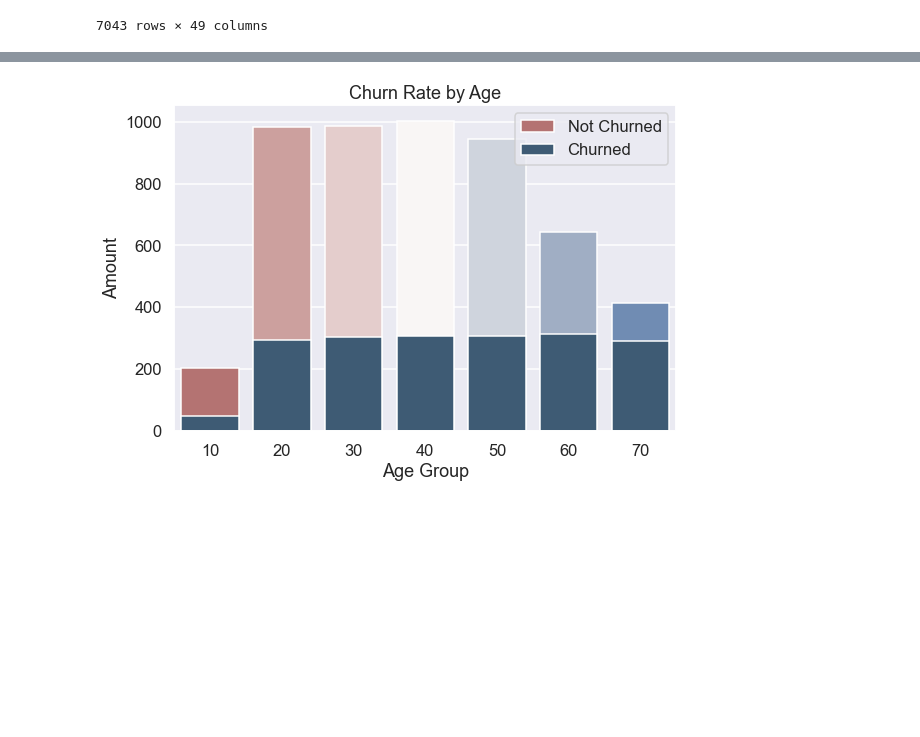
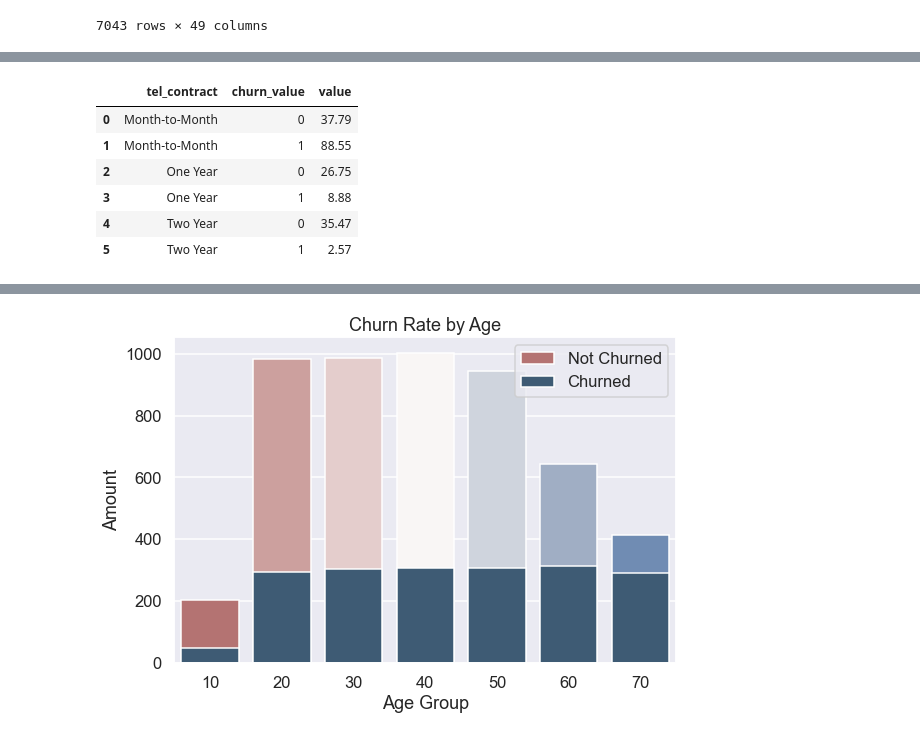
Before and after one commit to carlosiruiz/Customer_Churn_Prediction, a Jupyter notebook: EDA_&_Modeling/Visualizations Notebook.ipynb, the cells around one changed output, grey strips where cells are left out. Drawn from its saved outputs; the diff is of its cells as text; code cells hidden in the pictures; blank space fills up the shorter version.

```diff
--- a/EDA_&_Modeling/Visualizations Notebook.ipynb
+++ b/EDA_&_Modeling/Visualizations Notebook.ipynb
@@ -93,0 +76,10 @@ plt.savefig('/Users/carlosruiz/Desktop/Mod_5_project/Images/contract', dpi=300)
+# %%
+cont
+# %% [output]
+|  | tel_contract | churn_value | value |
+| 0 | Month-to-Month | 0 | 37.79 |
+| 1 | Month-to-Month | 1 | 88.55 |
+| 2 | One Year | 0 | 26.75 |
+| 3 | One Year | 1 | 8.88 |
+| 4 | Two Year | 0 | 35.47 |
+| 5 | Two Year | 1 | 2.57 |
```
Also changed, not shown: parts of 8 cells of this notebook, 9 other files.
